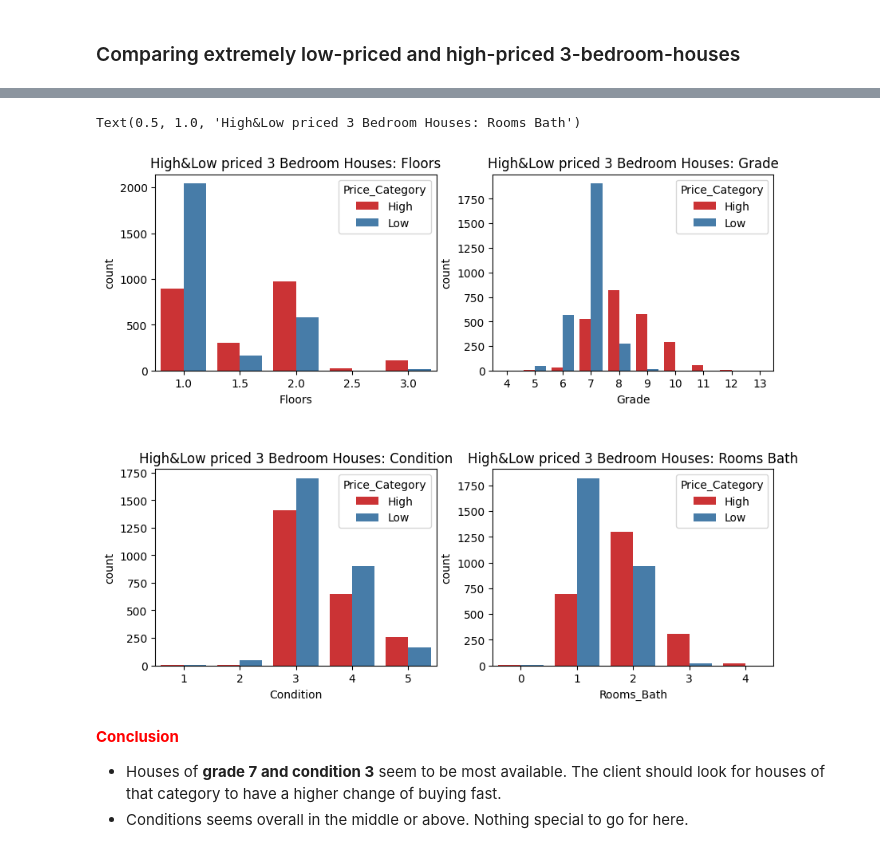
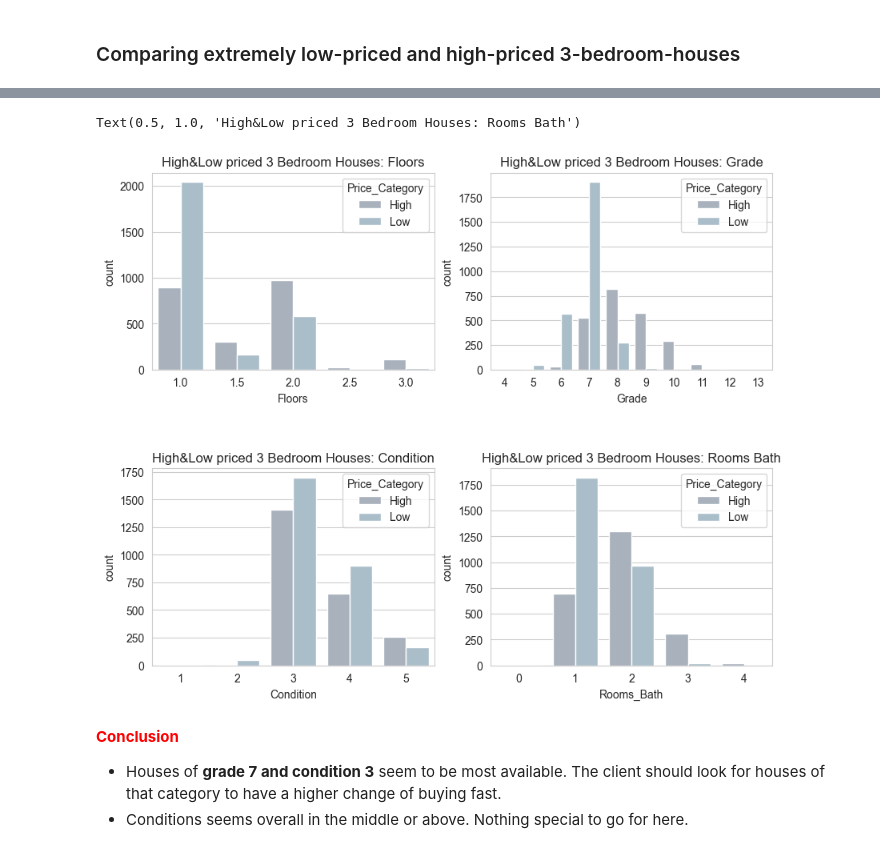
Before and after one commit to xit7/ds-eda-first-project-houses, a Jupyter notebook: 2_assignment-analysis.ipynb, the cells around one changed output, grey strips where cells are left out. Cells and saved outputs as stored; diff of their text form; code cells hidden in the pictures.

```diff
--- a/2_assignment-analysis.ipynb
+++ b/2_assignment-analysis.ipynb
@@ -63,3 +63,11 @@ import pandas as pd
 import numpy as np
 import matplotlib.pyplot as plt
 import seaborn as sns
+
+# Setting colors centrally for seaborn
+custom_palette = ["#A5B1BF", "#A5BFCF", "#A1C3CB", "#E2CCCF"]
+sns.set_palette(custom_palette)
+
+sns.set_style("whitegrid")                 # white grid
+plt.rcParams['axes.facecolor'] = '#FFFFFF' # set bg to white
+plt.figure(dpi=300)                        # Higher resolution
@@ -504,30 +520,28 @@ Houses priced <= 300k:
 # %%
 # add column to mark houses as "high" priced or "low" priced
 bed_3_high['Price_Category'] = 'High'
 bed_3_low['Price_Category'] = 'Low'
 # combine datasets for mapping
 bed_3_hilo = pd.concat([bed_3_high, bed_3_low], join='inner', axis=0)
 
 
 fig, axes = plt.subplots(2, 2, figsize=(10, 8), gridspec_kw={'hspace': 0.5})
 
 # Plot data
-
-
-sns.countplot(data=bed_3_hilo, x='Floors', hue='Price_Category', palette='Set1', ax=axes[0, 0])
+sns.countplot(data=bed_3_hilo, x='Floors', hue='Price_Category', ax=axes[0, 0])
 axes[0, 0].set_title('High&Low priced 3 Bedroom Houses: Floors')
 
-sns.countplot(data=bed_3_hilo, x='Grade', hue='Price_Category', palette='Set1', ax=axes[0, 1])
+sns.countplot(data=bed_3_hilo, x='Grade', hue='Price_Category', ax=axes[0, 1])
 axes[0, 1].set_title('High&Low priced 3 Bedroom Houses: Grade')
 
-sns.countplot(data=bed_3_hilo, x='Condition', hue='Price_Category', palette='Set1', ax=axes[1, 0])
+sns.countplot(data=bed_3_hilo, x='Condition', hue='Price_Category', ax=axes[1, 0])
 axes[1, 0].set_title('High&Low priced 3 Bedroom Houses: Condition')
 
-sns.countplot(data=bed_3_hilo, x='Rooms_Bath', hue='Price_Category', palette='Set1', ax=axes[1, 1])
+sns.countplot(data=bed_3_hilo, x='Rooms_Bath', hue='Price_Category', ax=axes[1, 1])
 axes[1, 1].set_title('High&Low priced 3 Bedroom Houses: Rooms Bath')
 # %% [output]
 Text(0.5, 1.0, 'High&Low priced 3 Bedroom Houses: Rooms Bath')
-[figure, old version]
+[figure, new version]
 # %% [markdown]
 <span style="color:red">**Conclusion**</span>
 * Houses of **grade 7 and condition 3** seem to be most available. The client should look for houses of that category to have a higher change of buying fast.
```
Also changed, not shown: parts of 15 cells of this notebook, 6 other files.
